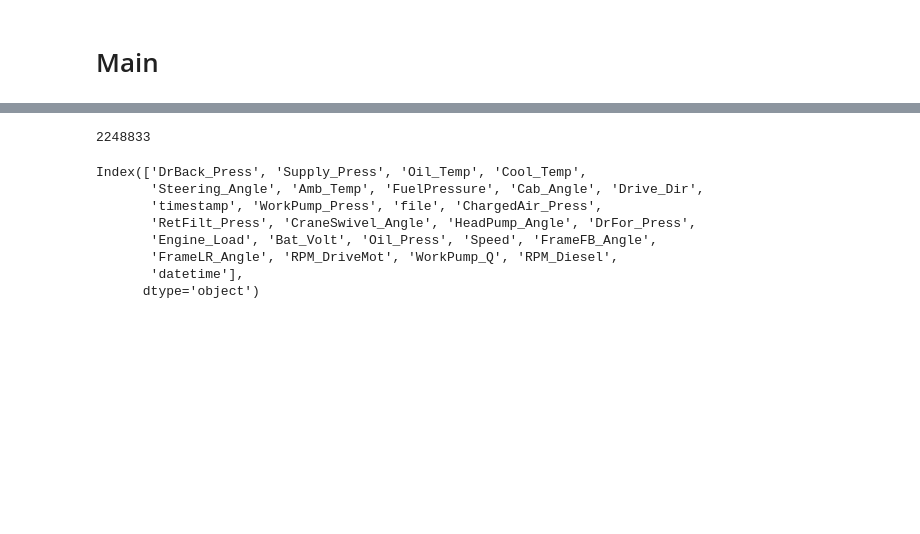
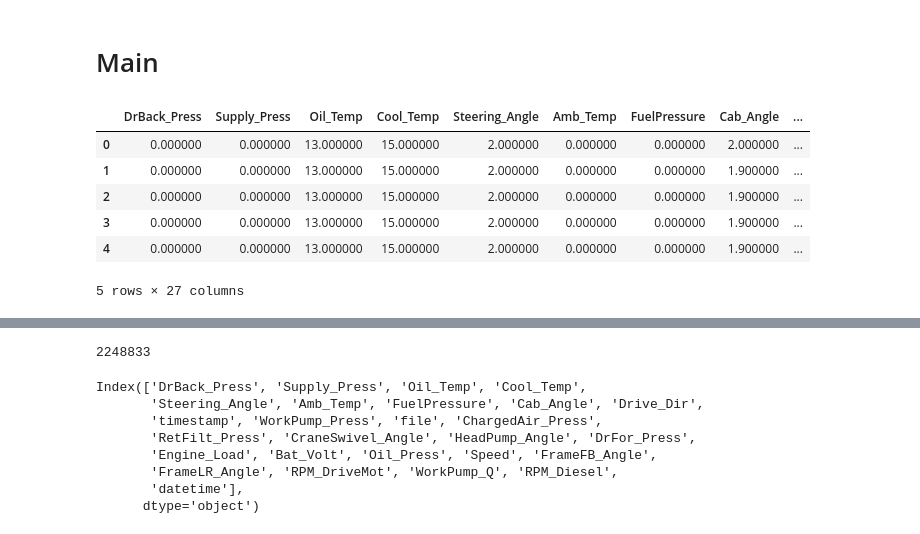
Before and after one commit to uzhankocaman/concept_implementation, a Jupyter notebook: analysis/data_diesel_battery.ipynb, the cells around one changed output, grey strips where cells are left out. Cells and saved outputs as stored; diff of their text form; code cells hidden in the pictures; blank space fills up the shorter version.

```diff
--- a/analysis/data_diesel_battery.ipynb
+++ b/analysis/data_diesel_battery.ipynb
@@ -22,3 +22,13 @@ common_figsize = (14, 8)
 query = "SELECT * FROM ProcessedCANData"
 df = pd.read_sql_query(query, conn)
 conn.close()
+# %%
+df.head()
+# %% [output]
+|  | DrBack_Press | Supply_Press | Oil_Temp | Cool_Temp | Steering_Angle | Amb_Temp | FuelPressure | Cab_Angle | ... |
+| 0 | 0.000000 | 0.000000 | 13.000000 | 15.000000 | 2.000000 | 0.000000 | 0.000000 | 2.000000 | ... |
+| 1 | 0.000000 | 0.000000 | 13.000000 | 15.000000 | 2.000000 | 0.000000 | 0.000000 | 1.900000 | ... |
+| 2 | 0.000000 | 0.000000 | 13.000000 | 15.000000 | 2.000000 | 0.000000 | 0.000000 | 1.900000 | ... |
+| 3 | 0.000000 | 0.000000 | 13.000000 | 15.000000 | 2.000000 | 0.000000 | 0.000000 | 1.900000 | ... |
+| 4 | 0.000000 | 0.000000 | 13.000000 | 15.000000 | 2.000000 | 0.000000 | 0.000000 | 1.900000 | ... |
+5 rows × 27 columns
```
Also changed, not shown: parts of 3 cells of this notebook, 8 other files.
